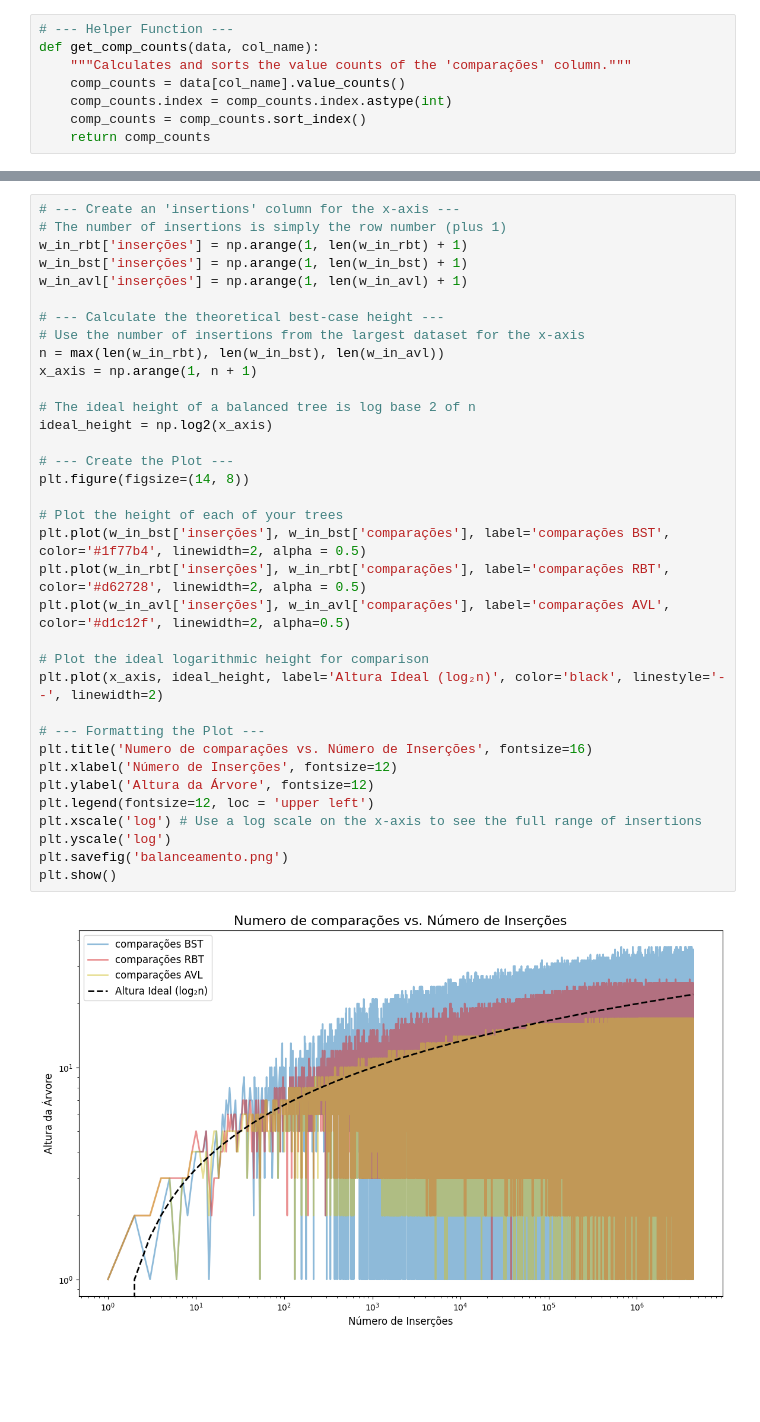
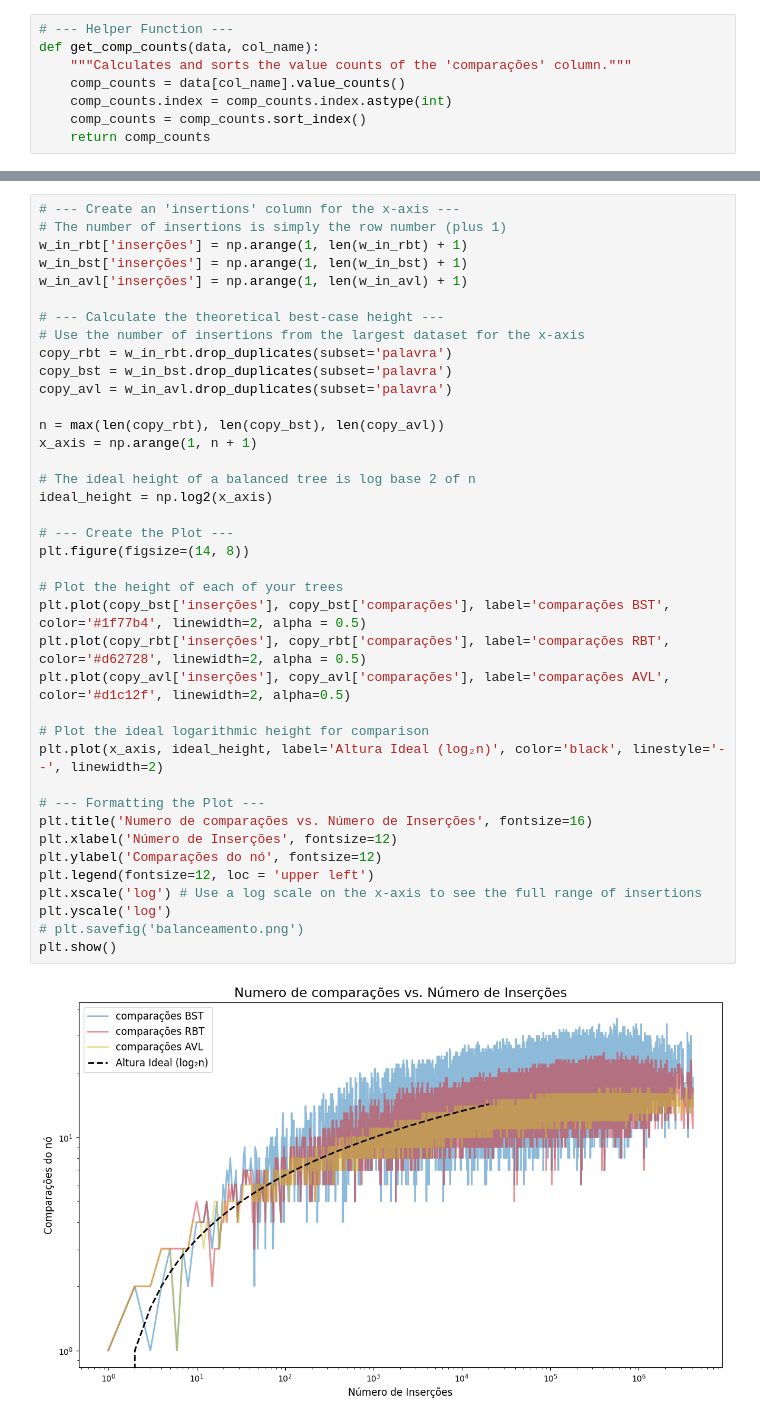
Before and after one commit to szacomelli/ed-inv-index, a Jupyter notebook: vis/data.ipynb, the cells around one changed output, grey strips where cells are left out. Cells and saved outputs as stored; diff of their text form; blank space fills up the shorter version.

```diff
--- a/vis/data.ipynb
+++ b/vis/data.ipynb
@@ -138,40 +112,44 @@ plt.show()
 # %%
 # --- Create an 'insertions' column for the x-axis ---
 # The number of insertions is simply the row number (plus 1)
 w_in_rbt['inserções'] = np.arange(1, len(w_in_rbt) + 1)
 w_in_bst['inserções'] = np.arange(1, len(w_in_bst) + 1)
 w_in_avl['inserções'] = np.arange(1, len(w_in_avl) + 1)
 
 # --- Calculate the theoretical best-case height ---
 # Use the number of insertions from the largest dataset for the x-axis
-n = max(len(w_in_rbt), len(w_in_bst), len(w_in_avl))
+copy_rbt = w_in_rbt.drop_duplicates(subset='palavra')
+copy_bst = w_in_bst.drop_duplicates(subset='palavra')
+copy_avl = w_in_avl.drop_duplicates(subset='palavra')
+
+n = max(len(copy_rbt), len(copy_bst), len(copy_avl))
 x_axis = np.arange(1, n + 1)
 
 # The ideal height of a balanced tree is log base 2 of n
 ideal_height = np.log2(x_axis)
 
 # --- Create the Plot ---
 plt.figure(figsize=(14, 8))
 
 # Plot the height of each of your trees
-plt.plot(w_in_bst['inserções'], w_in_bst['comparações'], label='comparações BST', color='#1f77b4', linewidth=2, alpha = 0.5)
-plt.plot(w_in_rbt['inserções'], w_in_rbt['comparações'], label='comparações RBT', color='#d62728', linewidth=2, alpha = 0.5)
-plt.plot(w_in_avl['inserções'], w_in_avl['comparações'], label='comparações AVL', color='#d1c12f', linewidth=2, alpha=0.5)
+plt.plot(copy_bst['inserções'], copy_bst['comparações'], label='comparações BST', color='#1f77b4', linewidth=2, alpha = 0.5)
+plt.plot(copy_rbt['inserções'], copy_rbt['comparações'], label='comparações RBT', color='#d62728', linewidth=2, alpha = 0.5)
+plt.plot(copy_avl['inserções'], copy_avl['comparações'], label='comparações AVL', color='#d1c12f', linewidth=2, alpha=0.5)
 
 # Plot the ideal logarithmic height for comparison
 plt.plot(x_axis, ideal_height, label='Altura Ideal (log₂n)', color='black', linestyle='--', linewidth=2)
 
 # --- Formatting the Plot ---
 plt.title('Numero de comparações vs. Número de Inserções', fontsize=16)
 plt.xlabel('Número de Inserções', fontsize=12)
-plt.ylabel('Altura da Árvore', fontsize=12)
+plt.ylabel('Comparações do nó', fontsize=12)
 plt.legend(fontsize=12, loc = 'upper left')
 plt.xscale('log') # Use a log scale on the x-axis to see the full range of insertions
 plt.yscale('log')
-plt.savefig('balanceamento.png')
+# plt.savefig('balanceamento.png')
 plt.show()
 # %% [output]
-[figure, old version]
+[figure, new version]
 # %%
 # --- Calculate Cumulative Running Time ---
 # Use .cumsum() to get the sum of execution time as it accumulates
```
Also changed, not shown: parts of 8 cells of this notebook, 1 other file.
